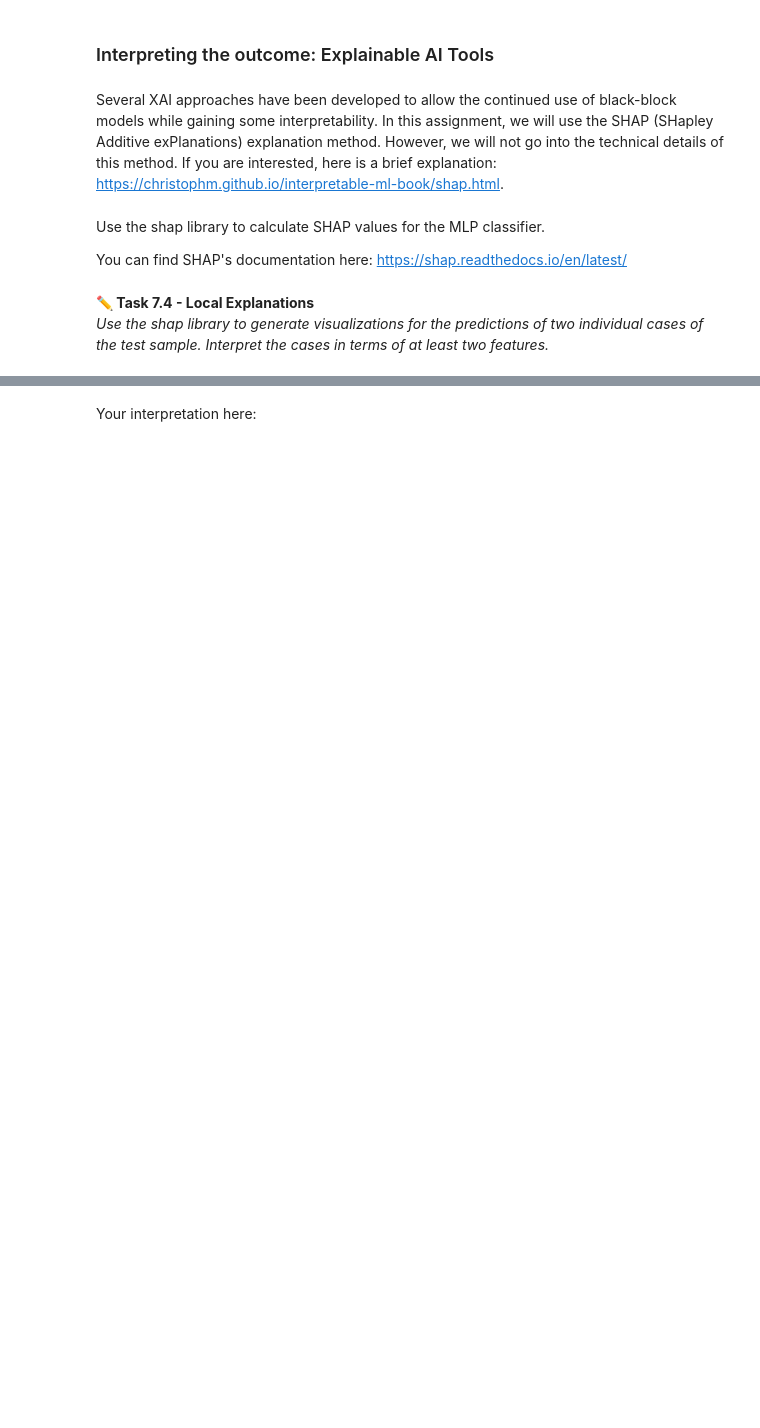
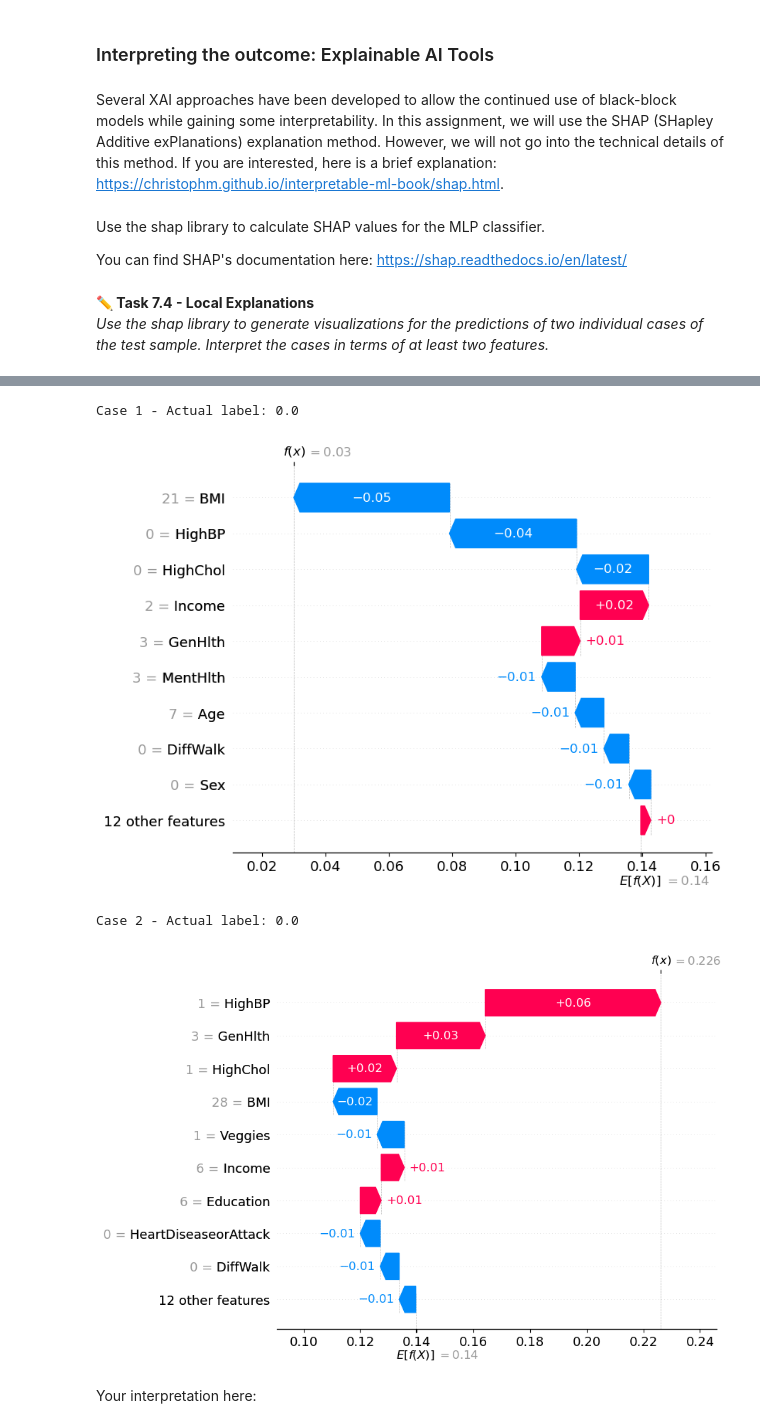
Before and after one commit to avikdas191/human-centered-analytics, a Jupyter notebook: week_06/assignment_06/assignment_06.ipynb, the cells around one changed output, grey strips where cells are left out. Drawn from its saved outputs; the diff is of its cells as text; code cells hidden in the pictures; blank space fills up the shorter version.

```diff
--- a/week_06/assignment_06/assignment_06.ipynb
+++ b/week_06/assignment_06/assignment_06.ipynb
@@ -168,2 +398,29 @@ You can find SHAP's documentation here: https://shap.readthedocs.io/en/latest/
+# %%
+import shap
+import matplotlib.pyplot as plt
+
+# Initialize SHAP explainer for RandomForest
+explainer = shap.TreeExplainer(model)
+
+# Pick two individual cases from the test set
+case_1 = X_test.iloc[[0]]
+case_2 = X_test.iloc[[1]]
+
+# Calculate SHAP values for both cases
+shap_values_case1 = explainer(case_1)
+shap_values_case2 = explainer(case_2)
+
+# Plot local explanation for case 1
+print("Case 1 - Actual label:", y_test.iloc[0])
+shap.plots.waterfall(shap_values_case1[:, :, 1][0])
+
+# Plot local explanation for case 2
+print("Case 2 - Actual label:", y_test.iloc[1])
+shap.plots.waterfall(shap_values_case2[:, :, 1][0])
+# %% [output]
+Case 1 - Actual label: 0.0
+[figure, added]
+Case 2 - Actual label: 0.0
+[figure, added]
 # %% [markdown]
 Your interpretation here:
```
Also changed, not shown: parts of 13 cells of this notebook.
